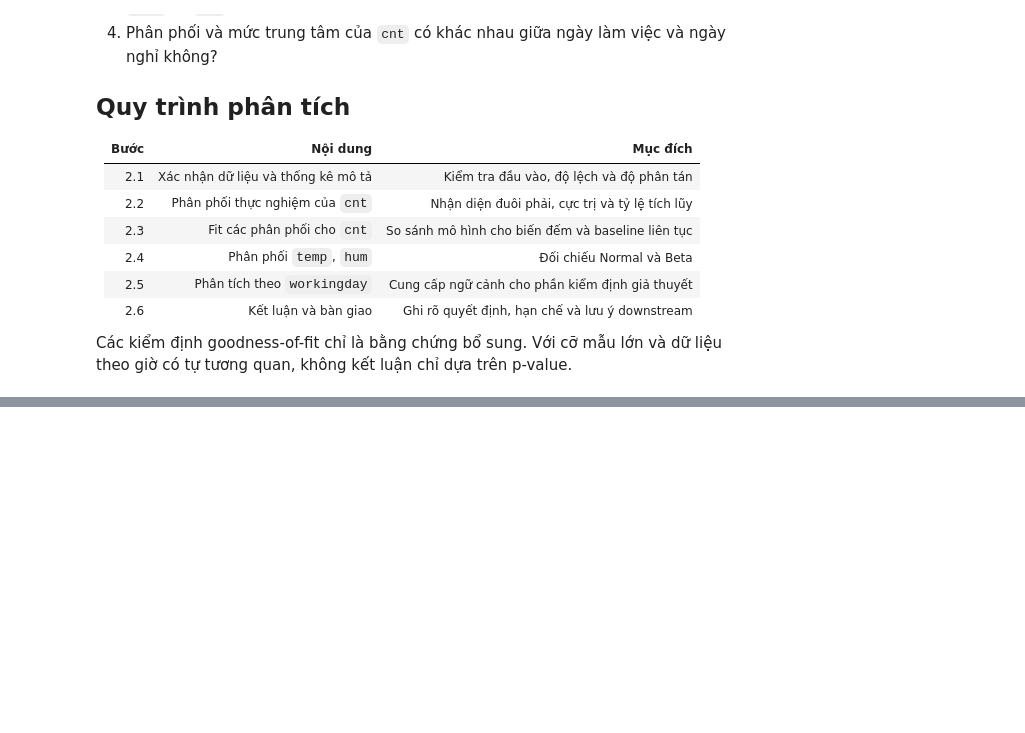
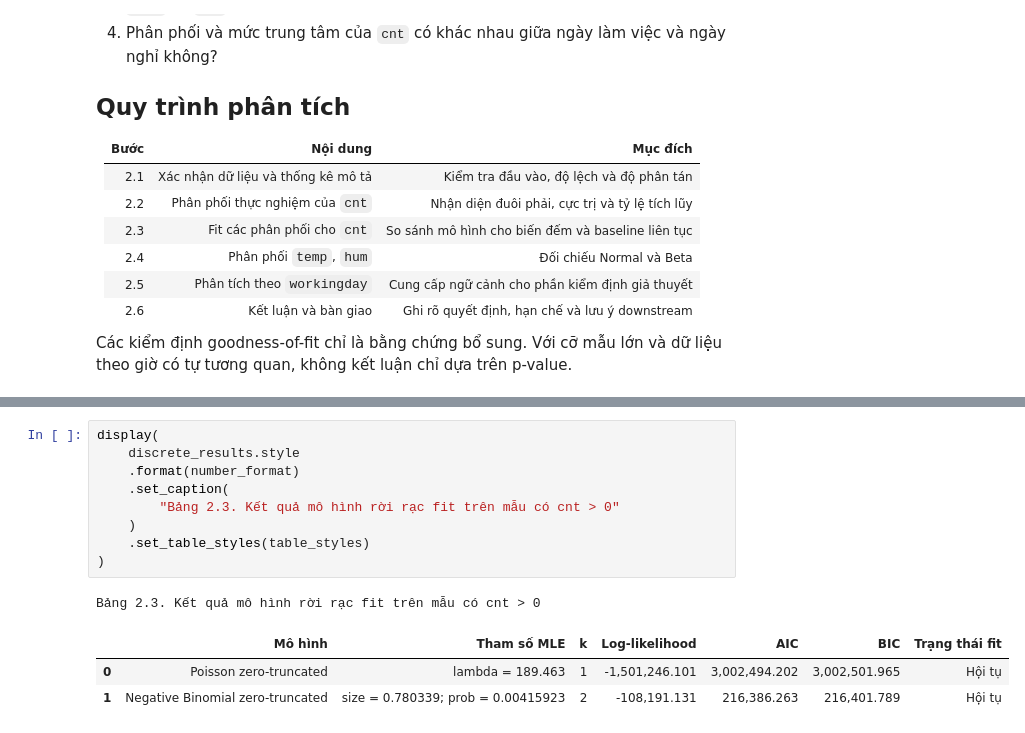
Before and after one commit to TheUn4given123jkbkjs/Data_Analytic_and_Visualization_BikeSharing_W.DC, a Jupyter notebook: Distribution/02_distribution.ipynb, the cells around one changed output, grey strips where cells are left out. Cells and saved outputs as stored; diff of their text form; blank space fills up the shorter version.

```diff
--- a/Distribution/02_distribution.ipynb
+++ b/Distribution/02_distribution.ipynb
@@ -503,0 +1644,14 @@ Chênh lệch này chưa thể được diễn giải là tác động riêng c
+# %%
+display(
+    discrete_results.style
+    .format(number_format)
+    .set_caption(
+        "Bảng 2.3. Kết quả mô hình rời rạc fit trên mẫu có cnt > 0"
+    )
+    .set_table_styles(table_styles)
+)
+# %% [output]
+Bảng 2.3. Kết quả mô hình rời rạc fit trên mẫu có cnt > 0
+|  | Mô hình | Tham số MLE | k | Log-likelihood | AIC | BIC | Trạng thái fit |
+| 0 | Poisson zero-truncated | lambda = 189.463 | 1 | -1,501,246.101 | 3,002,494.202 | 3,002,501.965 | Hội tụ |
+| 1 | Negative Binomial zero-truncated | size = 0.780339; prob = 0.00415923 | 2 | -108,191.131 | 216,386.263 | 216,401.789 | Hội tụ |
```
Also changed, not shown: parts of 45 cells of this notebook, 14 other files.
